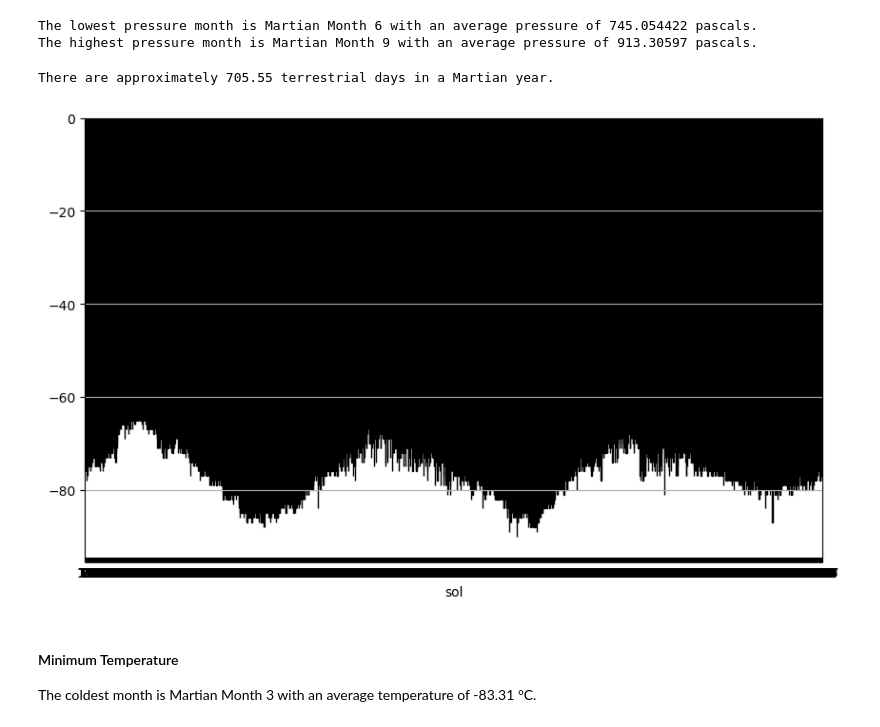
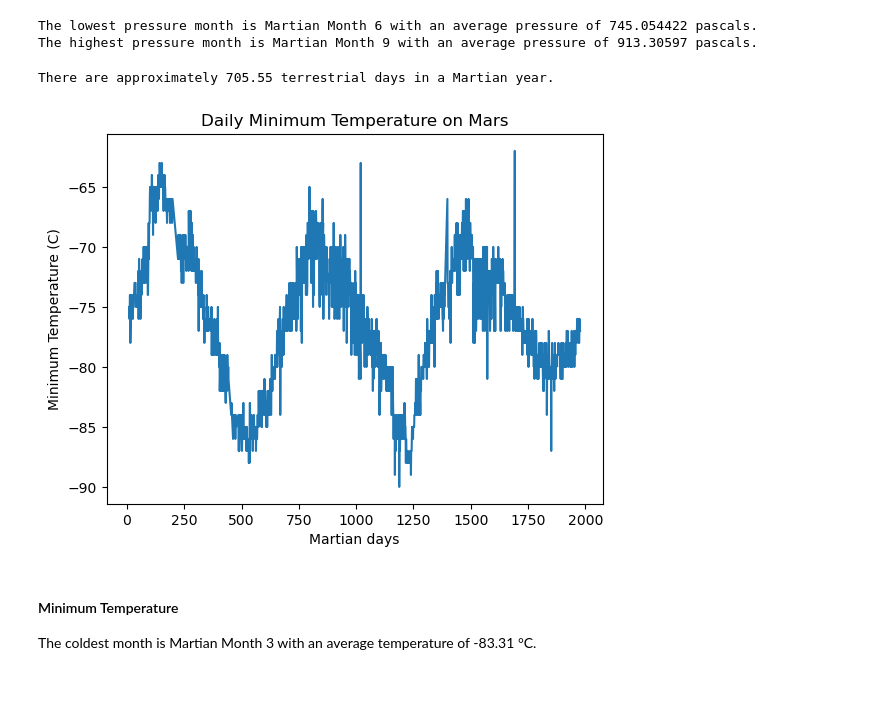
Before and after one commit to talibahnt/mars_news, a Jupyter notebook: mars_news_hw/part_2_mars_weather.ipynb, the cells around one changed output. Drawn from its saved outputs; the diff is of its cells as text; code cells hidden in the pictures; blank space fills up the shorter version.

```diff
--- a/mars_news_hw/part_2_mars_weather.ipynb
+++ b/mars_news_hw/part_2_mars_weather.ipynb
@@ -230,24 +230,23 @@ The highest pressure month is Martian Month 9 with an average pressure of 913.30
 # %%
 # 5. How many terrestrial (Earth) days are there in a Martian year?
 # Sols (Martian days) is 687. (12 months in a year). There are app. 365 days, it's really 365.25 days, in earth for 12 months.
 #Martian year in sols: 687 (days), sol conversion to earth days: 1.027
 # Visually estimate the result by plotting the daily minimum temperature of each observation in the data set.
 
 df.sol.nunique()
 mars_sol = 687
 sol_earth_days = 1.027
 mars_year_earth_days = mars_sol * sol_earth_days
 print(f"There are approximately {mars_year_earth_days:.2f} terrestrial days in a Martian year.")
 
-daily_avg_temp = df.groupby('sol')['min_temp'].mean()
-plt.figure(figsize=(10, 6))
-daily_avg_temp.plot(kind='bar', color='skyblue', edgecolor='black')
-plt.title, plt.xlabel, plt.ylabel,plt.xticks(rotation=0)
-plt.grid(axis='y')
+plt.plot(df['sol'], df['min_temp'])
+plt.xlabel('Martian days')
+plt.ylabel('Minimum Temperature (C)')
+plt.title('Daily Minimum Temperature on Mars')
 plt.show()
 # %% [output]
 There are approximately 705.55 terrestrial days in a Martian year.
-[figure, old version]
+[figure, new version]
 # %% [markdown]
 #### Minimum Temperature
 
```
